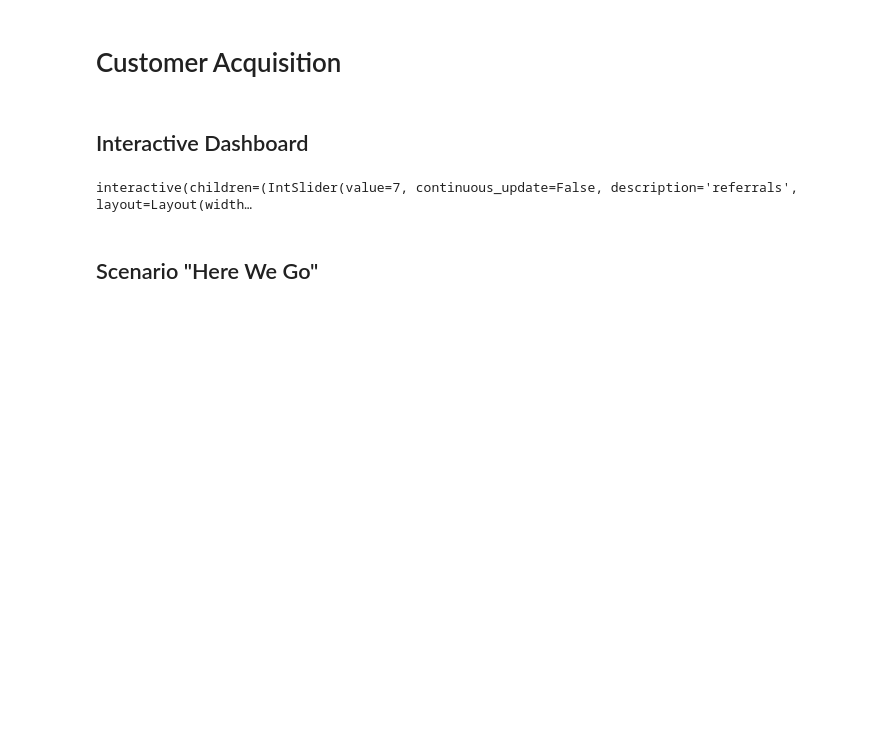
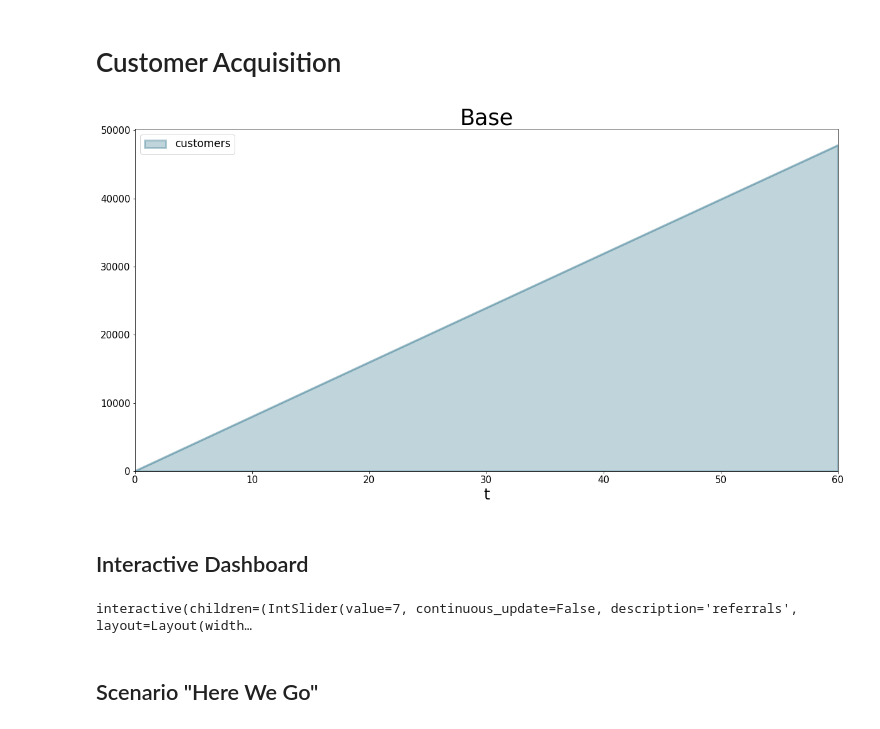
Before and after one commit to transentis/bptk_py_tutorial, a Jupyter notebook: bptk_py_customer_acquisition.ipynb, the cells around one changed output. Saved outputs shown, nothing was run; the diff lists cells and outputs as text; code cells hidden in the pictures; blank space fills up the shorter version.

```diff
--- a/bptk_py_customer_acquisition.ipynb
+++ b/bptk_py_customer_acquisition.ipynb
@@ -46,6 +46,27 @@ def tabs(scenario, title):
         )
         plt.show()
         plt.ion()
+# %%
+ df=bptk.plot_scenarios(
+        scenario_managers=["smCustomerAcquisition"],
+        scenarios=["base"],
+        equations=['customers'],
+        title="Base",
+        freq="M",
+        x_label="Time",
+        y_label="No. of Customers",
+        return_df=True
+        )
+# %%
+import BPTK_Py.config as config
+subplot=df.plot(kind=config.configuration["kind"],
+                       alpha=config.configuration["alpha"], stacked=config.configuration["stacked"],
+                                                          figsize=config.configuration["figsize"],
+                                                          title="Base",
+                                                          color=config.configuration["colors"],
+                                                          lw=config.configuration["linewidth"])
+# %% [output]
+[figure, added]
 # %% [markdown]
 ## Interactive Dashboard
 # %%
```
Also changed, not shown: 1 other file.
